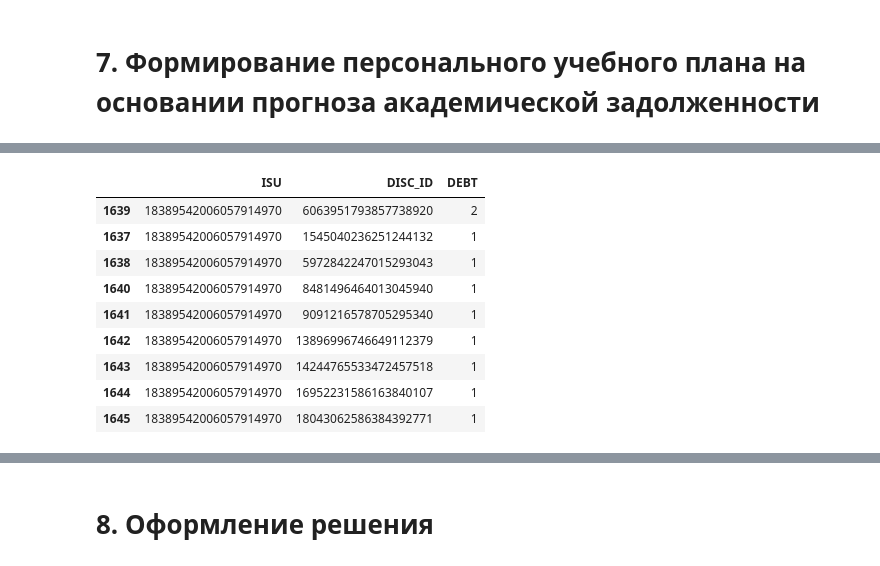
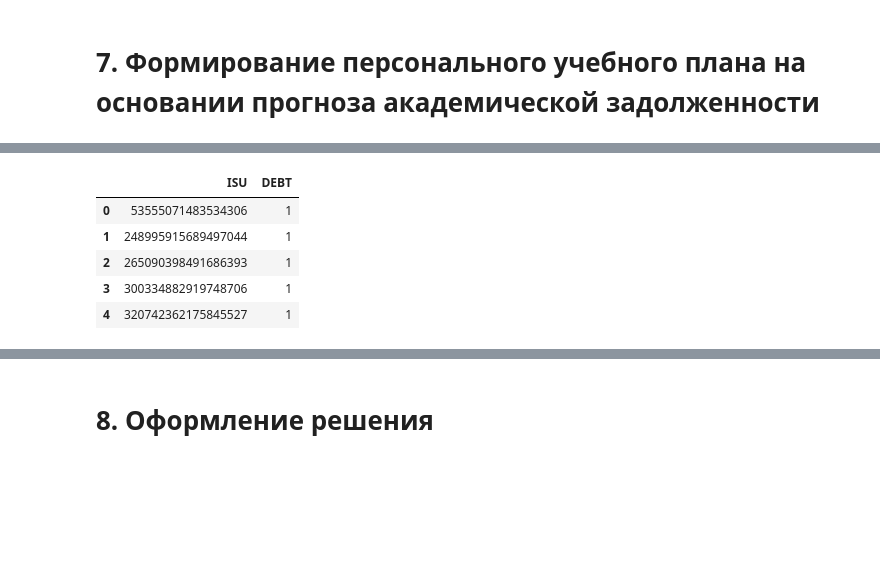
Before and after one commit to LuridBolete/2022.07-Learning-Analytics-Competition, a Jupyter notebook: Learning Analytics Competition.ipynb, the cells around one changed output, grey strips where cells are left out. Saved outputs shown, nothing was run; the diff lists cells and outputs as text; code cells hidden in the pictures; blank space fills up the shorter version.

```diff
--- a/Learning Analytics Competition.ipynb
+++ b/Learning Analytics Competition.ipynb
@@ -479,13 +461,11 @@ submission_debt
-# %%
-submission_debt.loc[submission_debt.ISU == 18389542006057914970]
-# %% [output]
-|  | ISU | DISC_ID | DEBT |
-| 1639 | 18389542006057914970 | 6063951793857738920 | 2 |
-| 1637 | 18389542006057914970 | 1545040236251244132 | 1 |
-| 1638 | 18389542006057914970 | 5972842247015293043 | 1 |
-| 1640 | 18389542006057914970 | 8481496464013045940 | 1 |
-| 1641 | 18389542006057914970 | 9091216578705295340 | 1 |
-| 1642 | 18389542006057914970 | 13896996746649112379 | 1 |
-| 1643 | 18389542006057914970 | 14244765533472457518 | 1 |
-| 1644 | 18389542006057914970 | 16952231586163840107 | 1 |
-| 1645 | 18389542006057914970 | 18043062586384392771 | 1 |
+# %%
+isu_debt = isu_disc.groupby('ISU', as_index = False).aggregate({'DEBT': 'max'})
+
+isu_debt.head()
+# %% [output]
+|  | ISU | DEBT |
+| 0 | 53555071483534306 | 1 |
+| 1 | 248995915689497044 | 1 |
+| 2 | 265090398491686393 | 1 |
+| 3 | 300334882919748706 | 1 |
+| 4 | 320742362175845527 | 1 |
```
Also changed, not shown: parts of 9 cells of this notebook.
